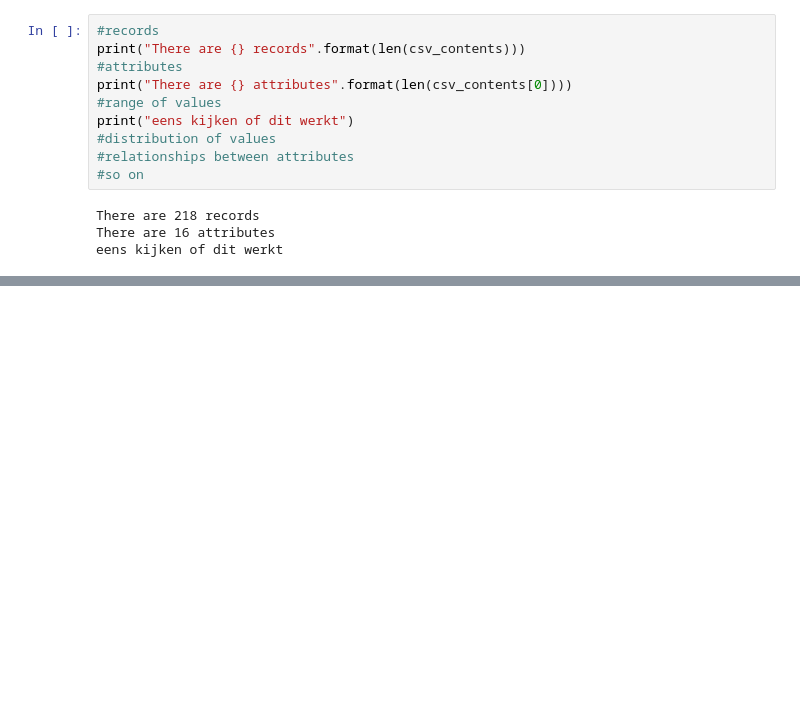
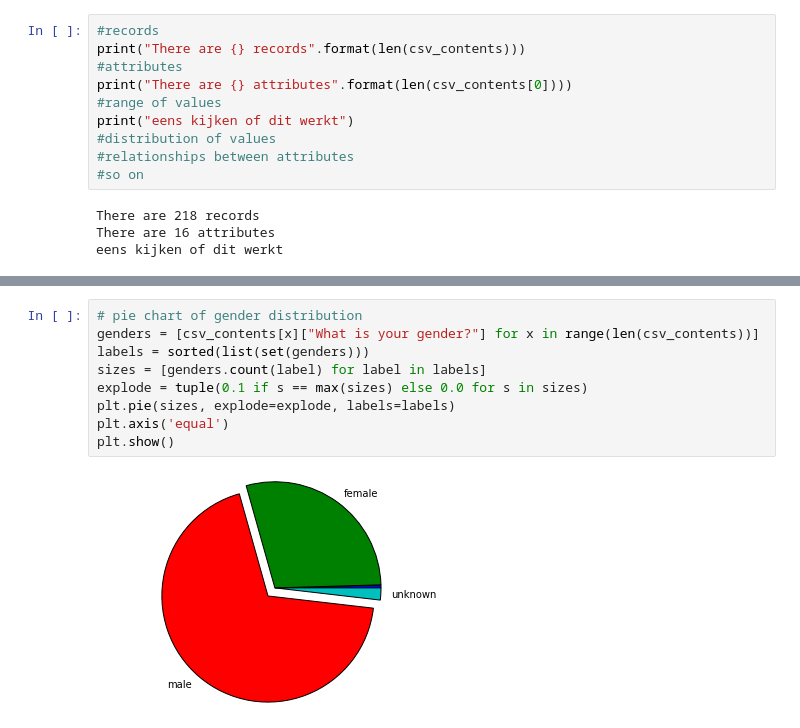
Before and after one commit to PimDijt/DMT, a Jupyter notebook: assignments/assignment1/ass1_rick.ipynb, the cells around one changed output, grey strips where cells are left out. Cells and saved outputs as stored; diff of their text form; blank space fills up the shorter version.

```diff
--- a/assignments/assignment1/ass1_rick.ipynb
+++ b/assignments/assignment1/ass1_rick.ipynb
@@ -27,0 +37,11 @@ eens kijken of dit werkt
+# %%
+# pie chart of gender distribution
+genders = [csv_contents[x]["What is your gender?"] for x in range(len(csv_contents))]
+labels = sorted(list(set(genders)))
+sizes = [genders.count(label) for label in labels]
+explode = tuple(0.1 if s == max(sizes) else 0.0 for s in sizes)
+plt.pie(sizes, explode=explode, labels=labels)
+plt.axis('equal')
+plt.show()
+# %% [output]
+[figure, added]
```
Also changed, not shown: parts of 4 cells of this notebook.
